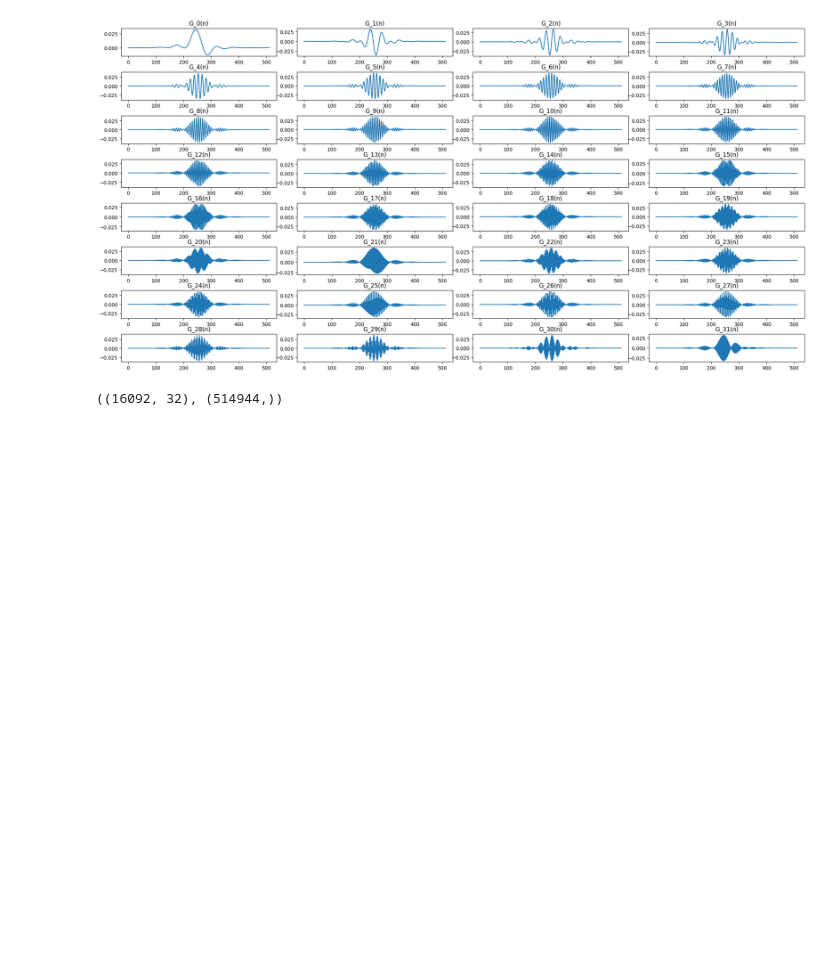
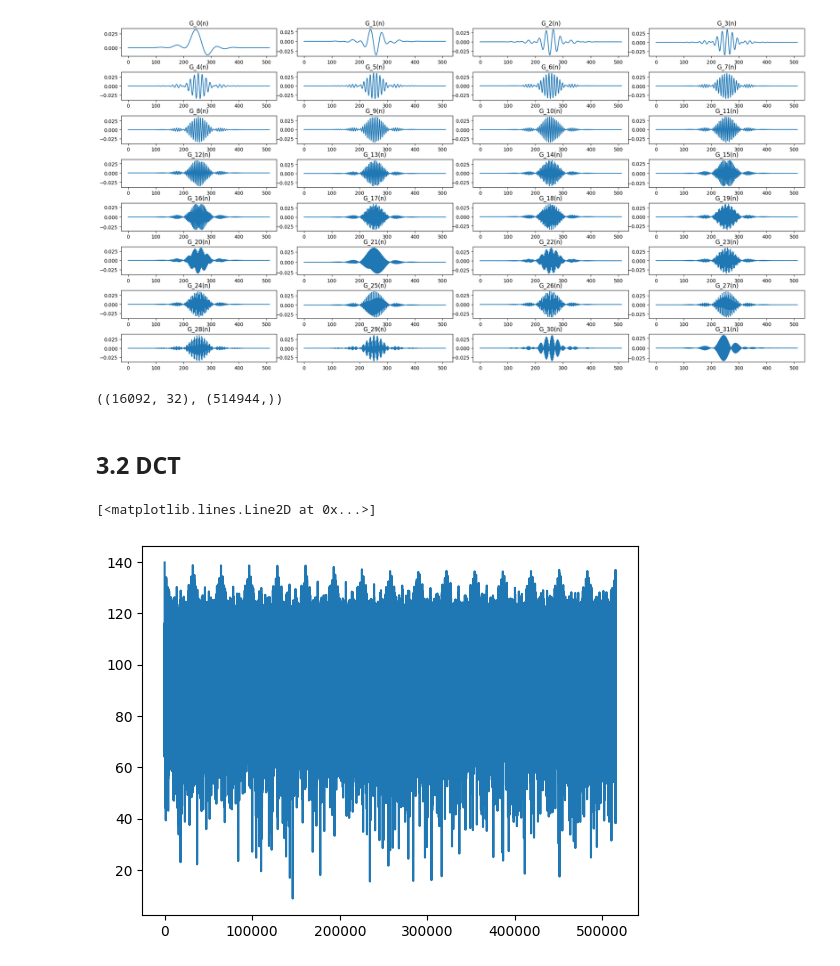
Before and after one commit to andriotis/mp3, a Jupyter notebook: main.ipynb, the cells around one changed output. Saved outputs shown, nothing was run; the diff lists cells and outputs as text; code cells hidden in the pictures; blank space fills up the shorter version.

```diff
--- a/main.ipynb
+++ b/main.ipynb
@@ -161,3 +161,20 @@ xhat = decoder0(Ytot, H, M, N)
 Ytot.shape, xhat.shape
 # %% [output]
 ((16092, 32), (514944,))
+# %% [markdown]
+## 3.2 DCT
+# %%
+def frameDCT(Y):
+    return dct(Y.reshape(-1, 1), axis=0)
+
+def iframeDCT(c):
+    return idct(c.reshape(N, M), axis=0)
+# %%
+def DCTpower(c):
+    return 10 * np.log10(np.sum(np.abs(c) ** 2, axis=1))
+# %%
+P = DCTpower(frameDCT(Ytot))
+plt.plot(P)
+# %% [output]
+[<matplotlib.lines.Line2D at 0x...>]
+[figure, added]
```
Also changed, not shown: parts of 4 cells of this notebook.
